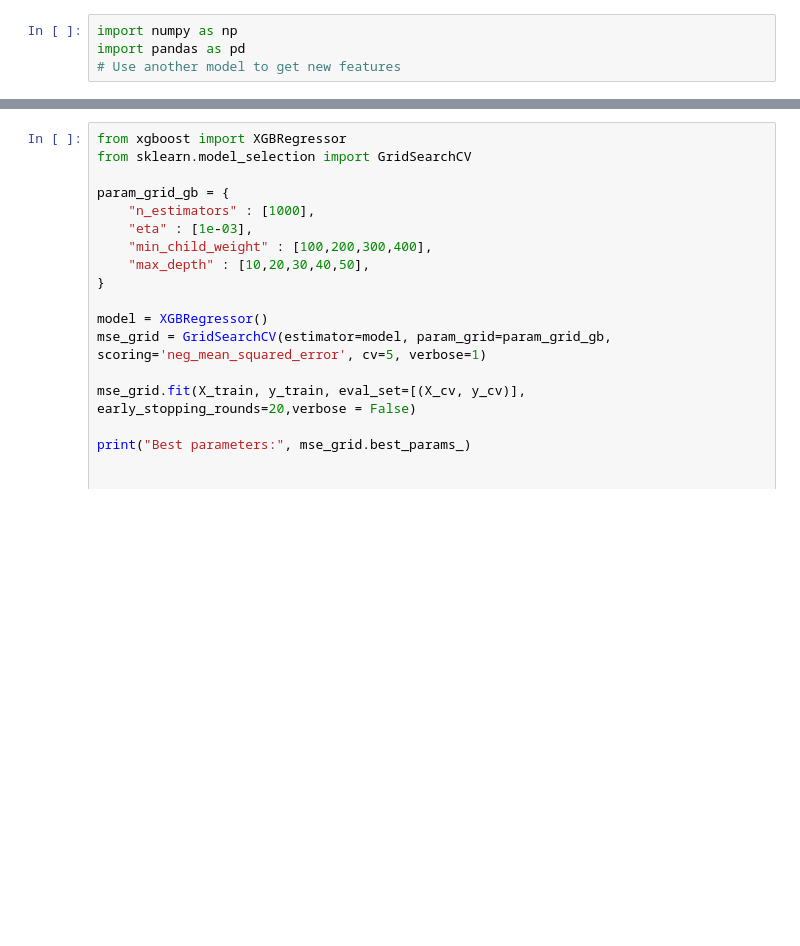
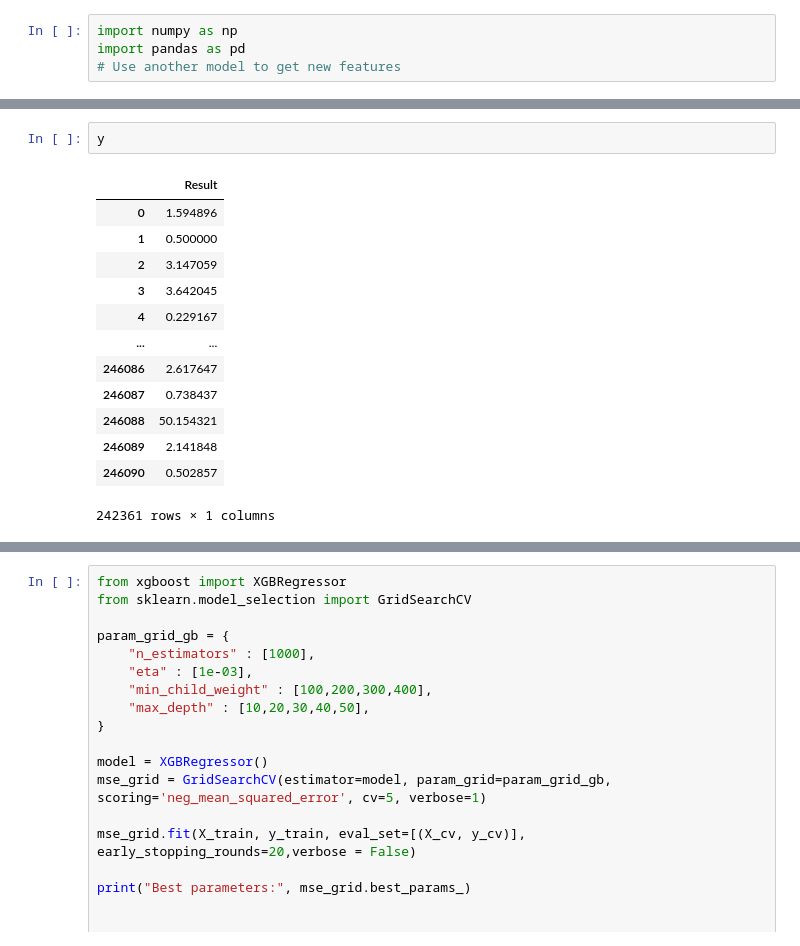
Before and after one commit to Joywin2412/CropPrediction, a Jupyter notebook: file1.ipynb, the cells around one changed output, grey strips where cells are left out. Cells and saved outputs as stored; diff of their text form; blank space fills up the shorter version.

```diff
--- a/file1.ipynb
+++ b/file1.ipynb
@@ -119,0 +30,16 @@ print(X_train)
+# %%
+y
+# %% [output]
+|  | Result |
+| 0 | 1.594896 |
+| 1 | 0.500000 |
+| 2 | 3.147059 |
+| 3 | 3.642045 |
+| 4 | 0.229167 |
+| ... | ... |
+| 246086 | 2.617647 |
+| 246087 | 0.738437 |
+| 246088 | 50.154321 |
+| 246089 | 2.141848 |
+| 246090 | 0.502857 |
+242361 rows × 1 columns
```
Also changed, not shown: parts of 7 cells of this notebook.
